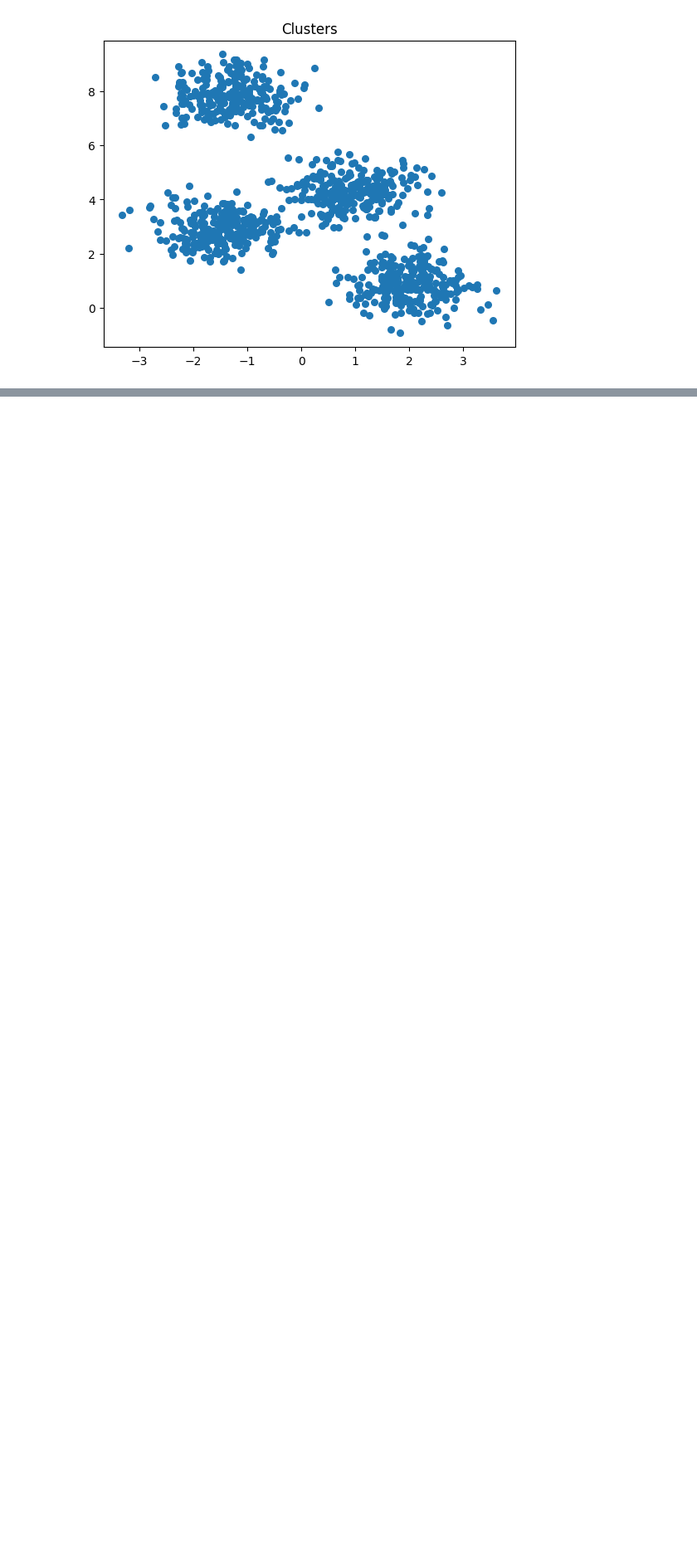
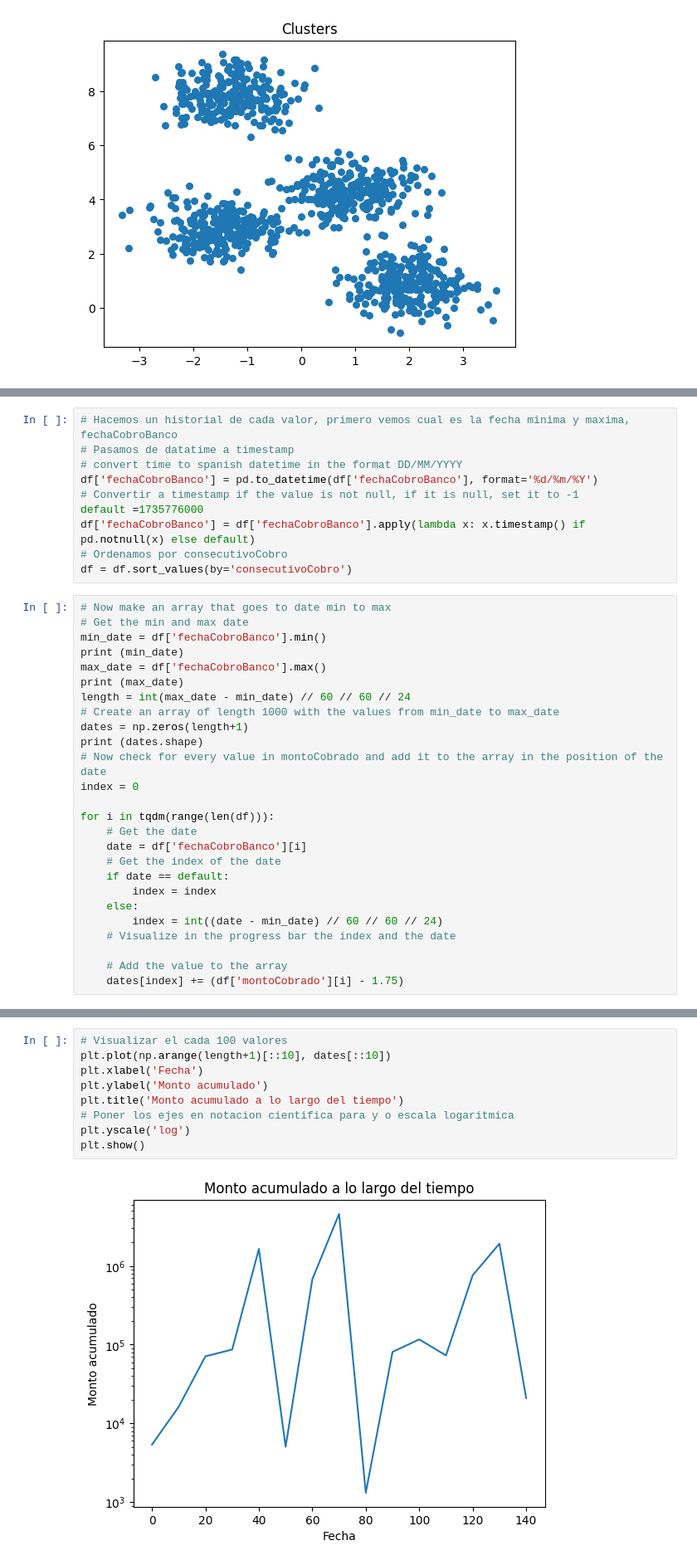
Before and after one commit to FelixStaff/Credifiel, a Jupyter notebook: acumulated.ipynb, the cells around one changed output, grey strips where cells are left out. Shown at 83% size. Cells and saved outputs as stored; diff of their text form; blank space fills up the shorter version.

```diff
--- a/acumulated.ipynb
+++ b/acumulated.ipynb
@@ -122,0 +127,36 @@ with open('Data/clusters.json', 'w') as f:
+# %%
+# Hacemos un historial de cada valor, primero vemos cual es la fecha minima y maxima, fechaCobroBanco
+# Pasamos de datatime a timestamp
+# convert time to spanish datetime in the format DD/MM/YYYY
+df['fechaCobroBanco'] = pd.to_datetime(df['fechaCobroBanco'], format='%d/%m/%Y')
+# Convertir a timestamp if the value is not null, if it is null, set it to -1
+default =1735776000
+df['fechaCobroBanco'] = df['fechaCobroBanco'].apply(lambda x: x.timestamp() if pd.notnull(x) else default)
+# Ordenamos por consecutivoCobro
+df = df.sort_values(by='consecutivoCobro')
+# %%
+# Now make an array that goes to date min to max
+# Get the min and max date
+min_date = df['fechaCobroBanco'].min()
+print (min_date)
+max_date = df['fechaCobroBanco'].max()
+print (max_date)
+length = int(max_date - min_date) // 60 // 60 // 24
+# Create an array of length 1000 with the values from min_date to max_date
+dates = np.zeros(length+1)
+print (dates.shape)
+# Now check for every value in montoCobrado and add it to the array in the position of the date
+index = 0
+
+for i in tqdm(range(len(df))):
+    # Get the date
+    date = df['fechaCobroBanco'][i]
+    # Get the index of the date
+    if date == default:
+        index = index
+    else:
+        index = int((date - min_date) // 60 // 60 // 24)
+    # Visualize in the progress bar the index and the date
+
+    # Add the value to the array
+    dates[index] += (df['montoCobrado'][i] - 1.75)
@@ -122,0 +167,11 @@ with open('Data/clusters.json', 'w') as f:
+# %%
+# Visualizar el cada 100 valores
+plt.plot(np.arange(length+1)[::10], dates[::10])
+plt.xlabel('Fecha')
+plt.ylabel('Monto acumulado')
+plt.title('Monto acumulado a lo largo del tiempo')
+# Poner los ejes en notacion cientifica para y o escala logaritmica
+plt.yscale('log')
+plt.show()
+# %% [output]
+[figure, added]
```
Also changed, not shown: parts of 13 cells of this notebook, 4 other files.
